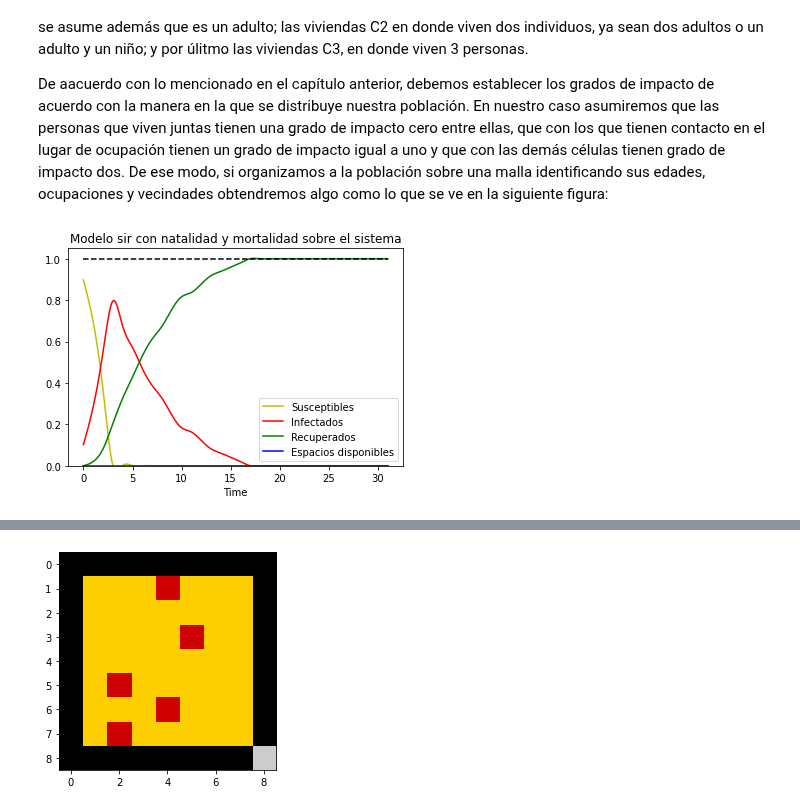
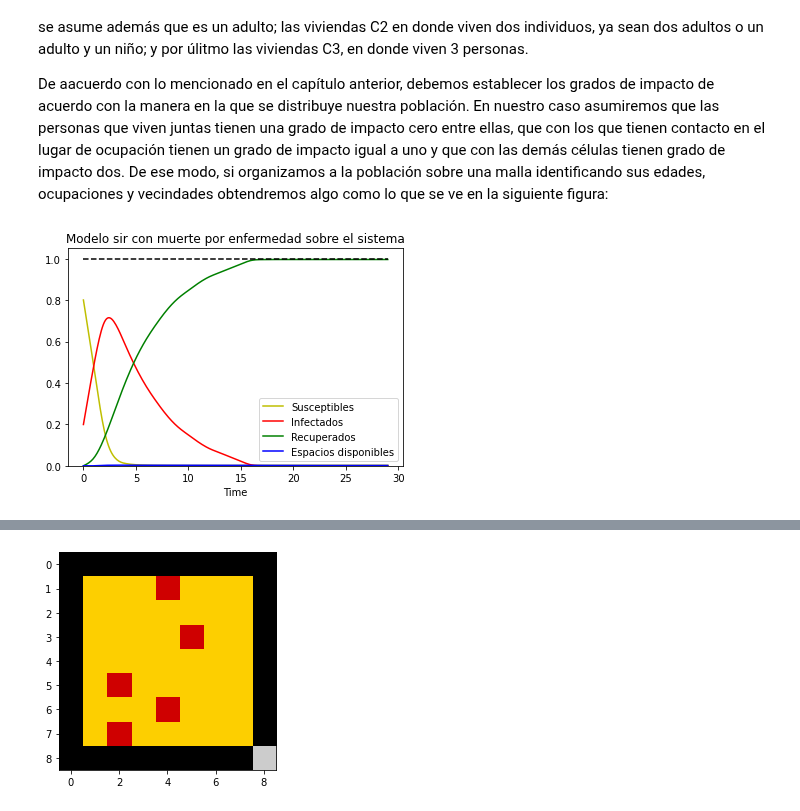
Before and after one commit to Grupo-de-simulacion-con-automatas/CAsimulations-Modelacion-de-dinamicas-topologicas-en-la-propagacion-de-una-enfermedad-usando-CA, a Jupyter notebook: Codigo/8. Ejercicio aplicado.ipynb, the cells around one changed output, grey strips where cells are left out. Drawn from its saved outputs; the diff is of its cells as text; code cells hidden in the pictures.

```diff
--- a/Codigo/8. Ejercicio aplicado.ipynb
+++ b/Codigo/8. Ejercicio aplicado.ipynb
@@ -87,17 +87,17 @@ states = np.array([[0,0,0,1,0,0,0],[0,0,0,0,0,0,0],[0,0,0,0,1,0,0],[0,0,0,0,0,0,
 # %%
 mr = [[1,100,0.005]]
 ranges_dead = [[1,15,0.005],[16,48,0.01],[49,55,0.1],[56,100,0.2]]
 br = 2
 
 alpha = 0.2; beta = 0.5
 
 model = "sir_deathByDisease"  # sis_deathByDisease, sir_deathByDisease
-SIRmodel = models(model, alpha, beta, states, v, [1,0.5,0.25])
+SIRmodel = models(model, alpha, beta, states, v, [1,0.005,0.25])
 SIRmodel.birthRate = br; SIRmodel.probabilityOfDyingByAgeGroup = mr
 SIRmodel.deathFromDiseaseByAgeRange = ranges_dead
 SIRmodel.systemAges = ages; SIRmodel.annualUnit = 6
 
-# SIRmodel.plotMediumCurves(0.1, 100, 10, f"Modelo {model[:3]} con muerte por enfermedad sobre el sistema")
-SIRmodel.metricsPlot(30, f"Modelo {model[:3]} con natalidad y mortalidad sobre el sistema")
+SIRmodel.plotMediumCurves(0.1, 30, 100, f"Modelo {model[:3]} con muerte por enfermedad sobre el sistema")
+#SIRmodel.metricsPlot(30, f"Modelo {model[:3]} con natalidad y mortalidad sobre el sistema")
 # %% [output]
-[figure, old version]
+[figure, new version]
```
Also changed, not shown: parts of 40 cells of this notebook, 17 other files.
